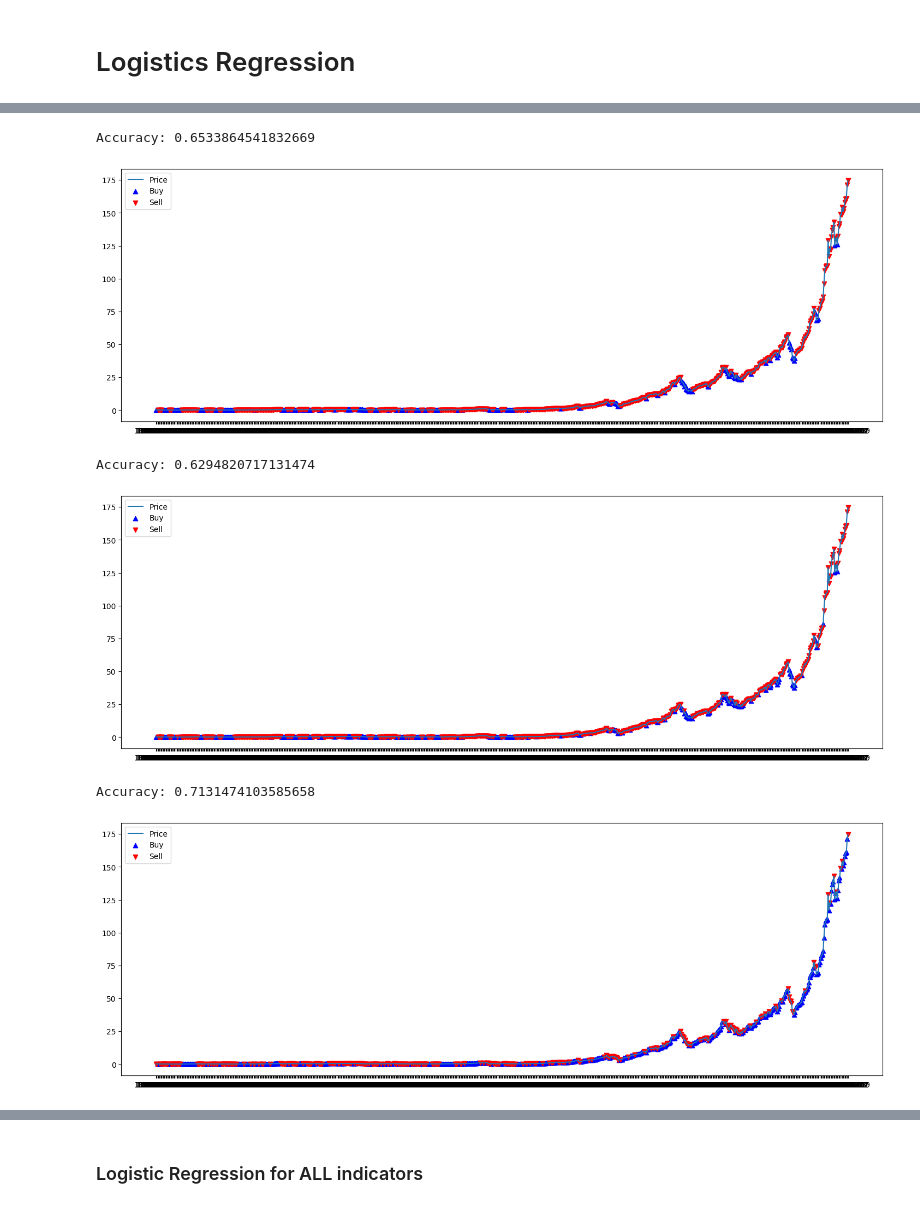
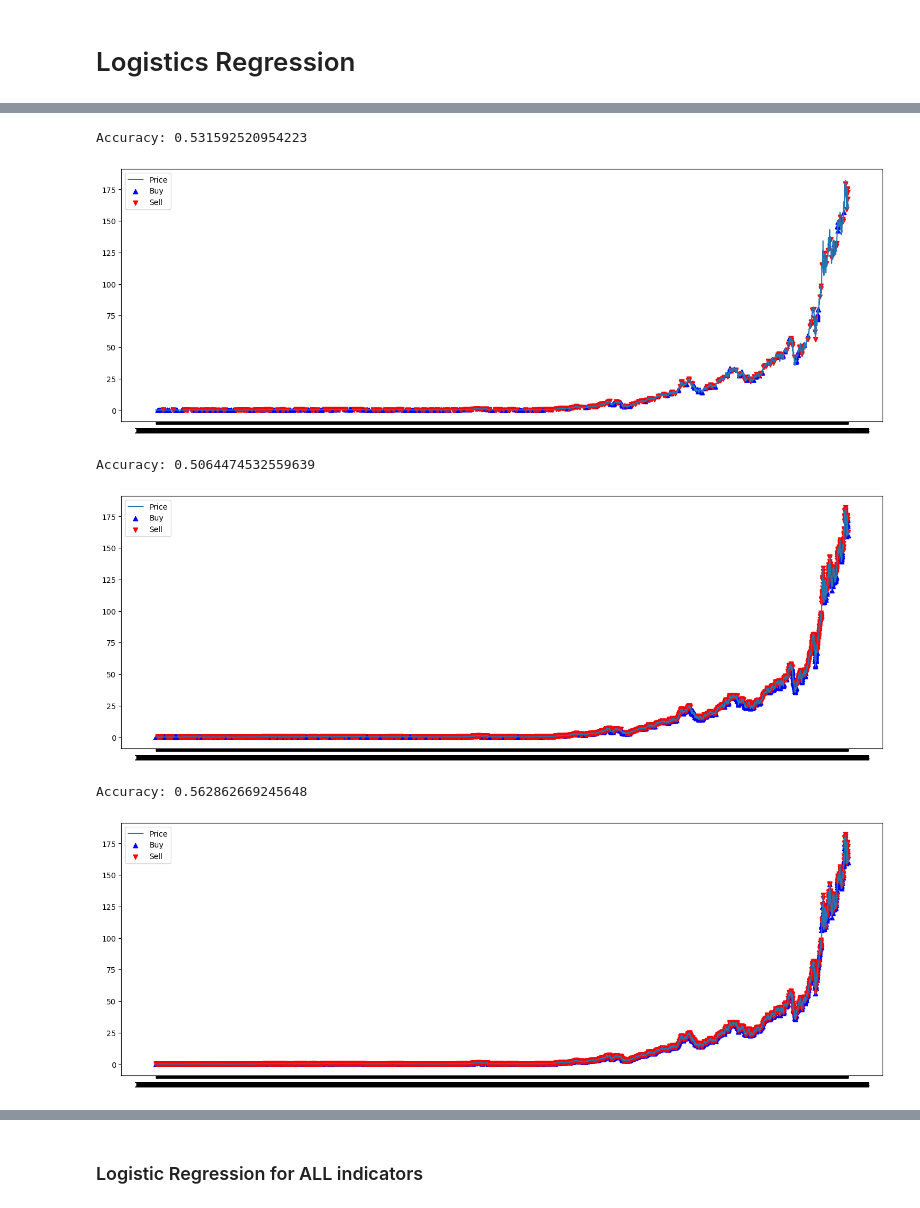
Before and after one commit to ShubhangamPrasad/Technical-Indicator-Evaluator, a Jupyter notebook: Regression.ipynb, the cells around one changed output, grey strips where cells are left out. Drawn from its saved outputs; the diff is of its cells as text; code cells hidden in the pictures.

Commit message:
regression accuracy changes

```diff
--- a/Regression.ipynb
+++ b/Regression.ipynb
@@ -268,7 +268,7 @@ from sklearn.metrics import accuracy_score
 
 
 # Create the binary labels (1: buy, 0: sell)
-df['kcsignal'] = np.where(df['Close'].shift(-1) > df['kc_upper'].shift(-1), 0,
+kcsignal = np.where(df['Close'].shift(-1) > df['kc_upper'].shift(-1), 0,
                         np.where(df['Close'].shift(-1) < df['kc_lower'].shift(-1), 1, np.nan))
 
 df.tail()
@@ -289,8 +289,8 @@ print("Accuracy:", accuracy)
 # Create a plot of the Keltner Channels indicator and the buy/sell signals
 plt.figure(figsize=(18, 6))
 plt.plot(df['Close'], label='Price')
-plt.scatter(df[df['kcsignal'] == 1].index, df[df['kcsignal'] == 1]['Close'], marker='^', color='blue', label='Buy')
-plt.scatter(df[df['kcsignal'] == 0].index, df[df['kcsignal'] == 0]['Close'], marker='v', color='red', label='Sell')
+plt.scatter(df[kcsignal == 1].index, df[kcsignal == 1]['Close'], marker='^', color='blue', label='Buy')
+plt.scatter(df[kcsignal == 0].index, df[kcsignal == 0]['Close'], marker='v', color='red', label='Sell')
 plt.legend()
 plt.show()
 # %% [output]
@@ -300,12 +300,11 @@ Accuracy: 0.5100864553314121
 # BOLLINGER BANDS
 
 # Create the binary labels (1: buy, 0: sell)
-df['bbsignal'] = np.where(df['Close'].shift(-1) > df['BB_upperband'].shift(-1), 0,
+bbsignal = np.where(df['Close'].shift(-1) > df['BB_upperband'].shift(-1), 0,
                         np.where(df['Close'].shift(-1) < df['BB_lowerband'].shift(-1), 1, np.nan))
-
 features = ['BB_upperband', 'BB_lowerband', 'SMA']
 df = df.dropna()
-
+bbsignal = bbsignal[:len(df['Close'])]
 # Split the data into training and testing sets
 X_train, X_test, y_train, y_test = train_test_split(df[features][:-1], df['label'][:-1], test_size=0.3)
 
@@ -323,20 +322,20 @@ print("Accuracy:", accuracy)
 # Create a plot of the Bollinger Bands indicator and the buy/sell signals
 plt.figure(figsize=(18, 6))
 plt.plot(df['Close'], label='Price')
-plt.scatter(df[df['bbsignal'] == 1].index, df[df['bbsignal'] == 1]['Close'], marker='^', color='blue', label='Buy')
-plt.scatter(df[df['bbsignal'] == 0].index, df[df['bbsignal'] == 0]['Close'], marker='v', color='red', label='Sell')
+plt.scatter(df[bbsignal == 1].index, df[bbsignal == 1]['Close'], marker='^', color='blue', label='Buy')
+plt.scatter(df[bbsignal == 0].index, df[bbsignal == 0]['Close'], marker='v', color='red', label='Sell')
 plt.legend()
 plt.show()
 # %% [output]
-Accuracy: 0.6533864541832669
+Accuracy: 0.531592520954223
-[figure, old version]
+[figure, new version]
 # %%
 # MOVING AVERAGE
 
 # Create the binary labels (1: buy, 0: sell)
-df['masignal'] = np.where(df['MA'].shift(-1) > df['Close'], 1, 0)
+masignal = np.where(df['MA'].shift(-1) > df['Close'], 1, 0)
 df = df.dropna()
-
+masignal = masignal[:len(df['Close'])]
 # Split the data into training and testing sets
 X_train, X_test, y_train, y_test = train_test_split(df['MA'][:-1], df['label'][:-1], test_size=0.3)
 
@@ -354,48 +353,47 @@ print("Accuracy:", accuracy)
 # Create a plot of the Moving Average indicator and the buy/sell signals
 plt.figure(figsize=(18, 6))
 plt.plot(df['Close'], label='Price')
-plt.scatter(df[df['masignal'] == 1].index, df[df['masignal'] == 1]['Close'], marker='^', color='blue', label='Buy')
-plt.scatter(df[df['masignal'] == 0].index, df[df['masignal'] == 0]['Close'], marker='v', color='red', label='Sell')
+plt.scatter(df[masignal == 1].index, df[masignal == 1]['Close'], marker='^', color='blue', label='Buy')
+plt.scatter(df[masignal == 0].index, df[masignal == 0]['Close'], marker='v', color='red', label='Sell')
 plt.legend()
 plt.show()
 # %% [output]
-Accuracy: 0.6294820717131474
+Accuracy: 0.5064474532559639
-[figure, old version]
+[figure, new version]
 # %%
 # Heads and Shoulders
 # Calculate the neckline (a line connecting the lows of the two shoulders)
 df["Neckline"] = (df["left_shoulder"] + df["right_shoulder"]) / 2
 
 # Above neckline you sell, (0), below neckline you buy (1)
-df["hssignal"] = np.where(df['Close'].shift(-1) > df['Close'], 1, 0)
-
+hssignal = np.where(df['Close'].shift(-1) > df['Close'], 1, 0)
 features = ["left_shoulder", "right_shoulder"]
 df = df.dropna()
-
+hssignal = hssignal[:len(df['Close'])]
 # Split the data into training and testing sets
 X_train, X_test, y_train, y_test = train_test_split(df[features][:-1], df['label'][:-1], test_size=0.3)
 
 # Fit logistic regression model
 model = LogisticRegression()
 model.fit(X_train, y_train)
 
 # Predict labels for testing set
 y_pred = model.predict(X_test)
 
 # Evaluate model performance
 accuracy = accuracy_score(y_test, y_pred)
 print("Accuracy:", accuracy)
 
 # Create a plot of the Moving Average indicator and the buy/sell signals
 plt.figure(figsize=(18, 6))
 plt.plot(df['Close'], label='Price')
-plt.scatter(df[df['hssignal'] == 1].index, df[df['hssignal'] == 1]['Close'], marker='^', color='blue', label='Buy')
-plt.scatter(df[df['hssignal'] == 0].index, df[df['hssignal'] == 0]['Close'], marker='v', color='red', label='Sell')
+plt.scatter(df[hssignal == 1].index, df[hssignal == 1]['Close'], marker='^', color='blue', label='Buy')
+plt.scatter(df[hssignal == 0].index, df[hssignal == 0]['Close'], marker='v', color='red', label='Sell')
 plt.legend()
 plt.show()
 # %% [output]
-Accuracy: 0.7131474103585658
+Accuracy: 0.562862669245648
-[figure, old version]
+[figure, new version]
 # %%
 # RSI
 # Create the binary labels (1: buy, 0: sell)
```
Also changed, not shown: parts of 4 cells of this notebook.
